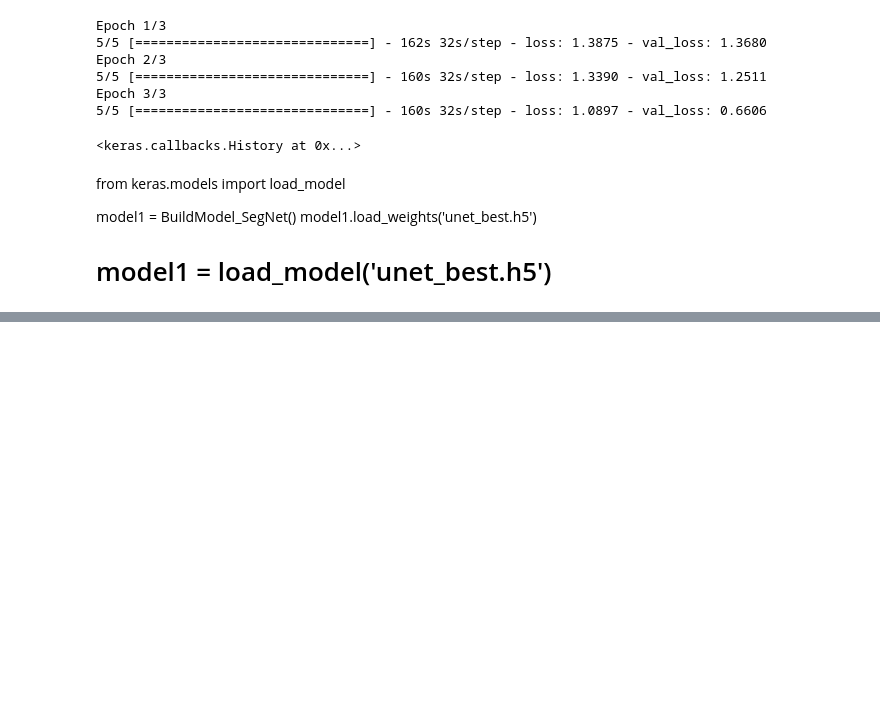
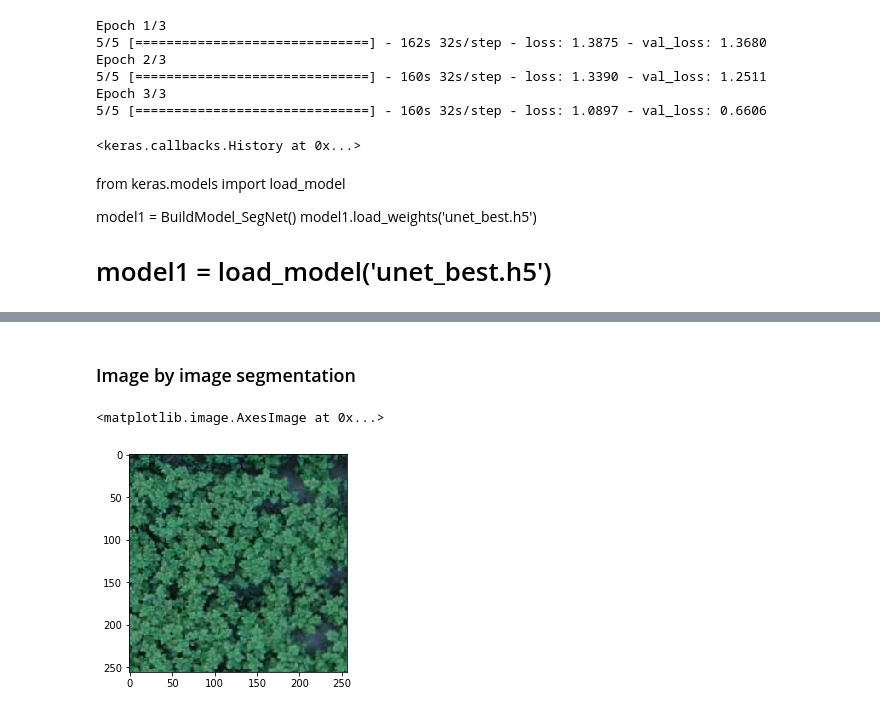
Before and after one commit to Ashgun/cv_fields_semantic-segmentation, a Jupyter notebook: train_unet.ipynb, the cells around one changed output, grey strips where cells are left out. Saved outputs shown, nothing was run; the diff lists cells and outputs as text; code cells hidden in the pictures; blank space fills up the shorter version.

```diff
--- a/train_unet.ipynb
+++ b/train_unet.ipynb
@@ -392,0 +353,11 @@ ok_cnt,errors
+# %% [markdown]
+### Image by image segmentation
+# %%
+img_name = '/home/valentin/cv_fields_semantic-segmentation/validation/sample_0.png'
+mask_name = '/home/valentin/cv_fields_semantic-segmentation/validation/sample_0_mask.png'
+x,y = prepare_image_and_mask_for_prediction(img_name, mask_name)
+# %%
+plt.imshow(x[0])
+# %% [output]
+<matplotlib.image.AxesImage at 0x...>
+[figure, added]
```
Also changed, not shown: parts of 21 cells of this notebook.
